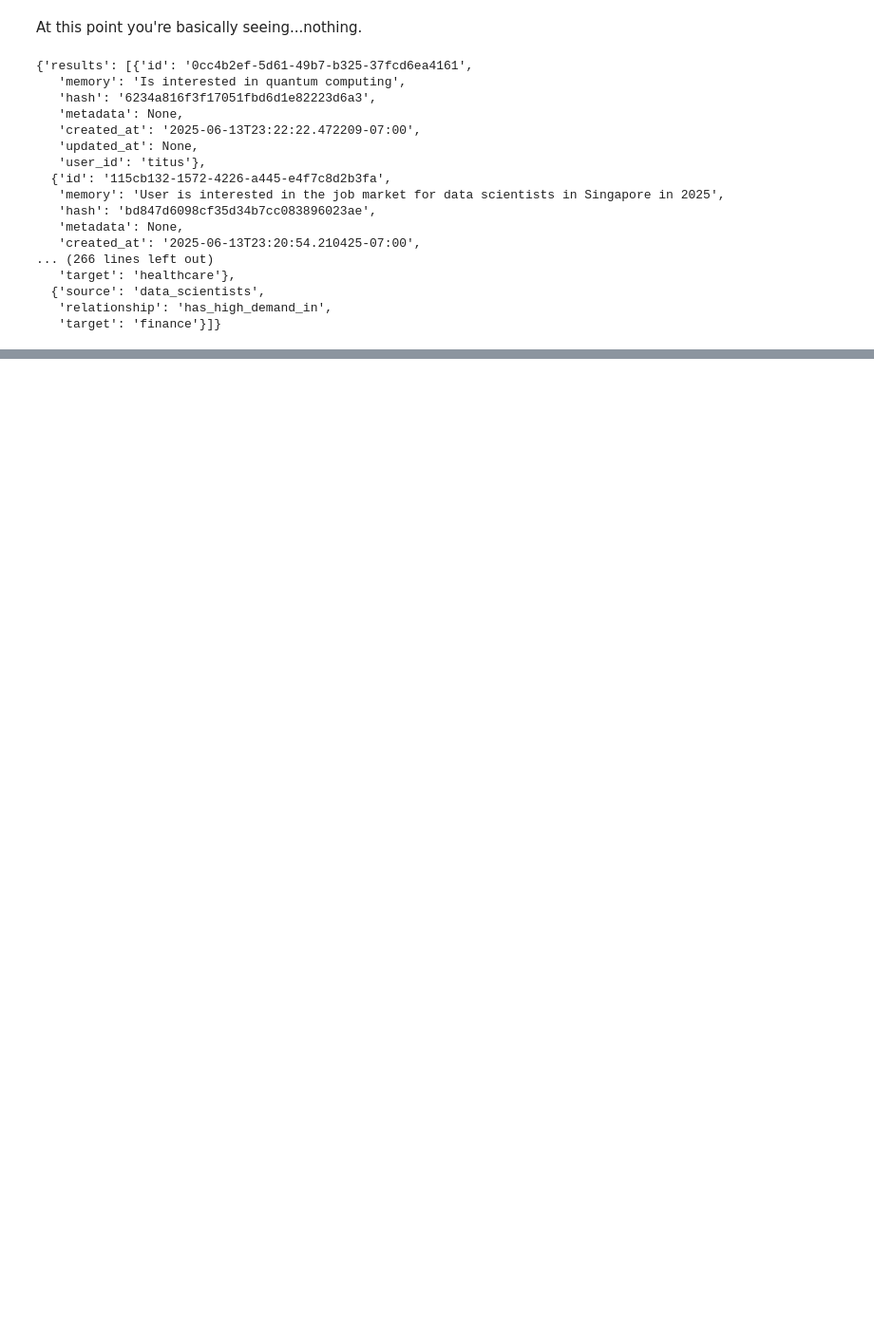
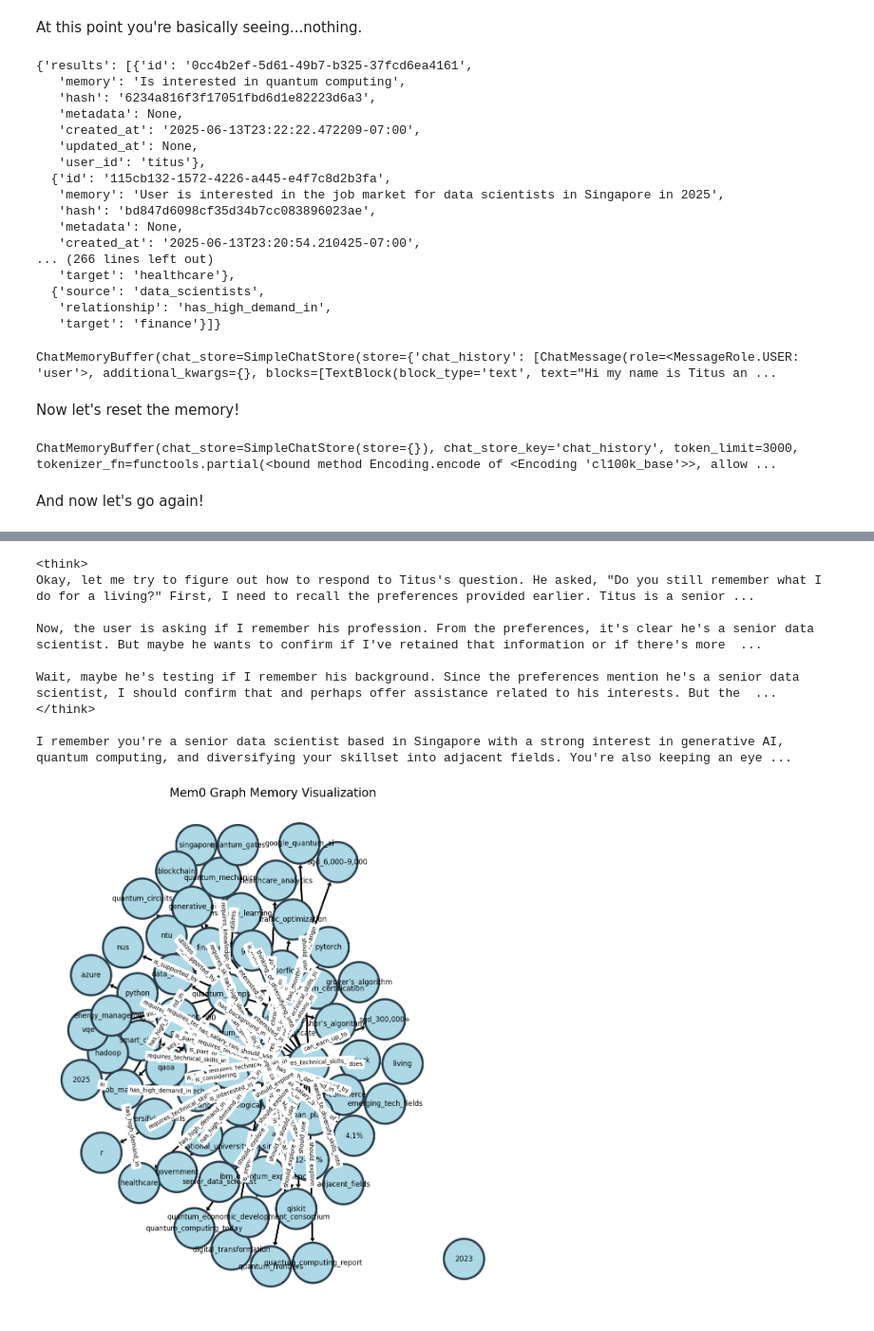
Before and after one commit to tituslhy/glowing-enigma, a Jupyter notebook: notebooks/memory_agent.ipynb, the cells around one changed output, grey strips where cells are left out. Shown at 95% size. Drawn from its saved outputs; the diff is of its cells as text; code cells hidden in the pictures; blank space fills up the shorter version.

Commit message:
memory agent test

```diff
--- a/notebooks/memory_agent.ipynb
+++ b/notebooks/memory_agent.ipynb
@@ -208,3 +208,9 @@ memory._client.get_all(user_id="titus")
   {'source': 'data_scientists',
    'relationship': 'has_high_demand_in',
    'target': 'finance'}]}
+# %%
+memory.primary_memory
+# %% [output]
+ChatMemoryBuffer(chat_store=SimpleChatStore(store={'chat_history': [ChatMessage(role=<MessageRole.USER: 'user'>, additional_kwargs={}, blocks=[TextBlock(block_type='text', text="Hi my name is Titus an ...
+# %% [markdown]
+Now let's reset the memory!
@@ -210,0 +219,16 @@ memory._client.get_all(user_id="titus")
+# %%
+memory.primary_memory
+# %% [output]
+ChatMemoryBuffer(chat_store=SimpleChatStore(store={}), chat_store_key='chat_history', token_limit=3000, tokenizer_fn=functools.partial(<bound method Encoding.encode of <Encoding 'cl100k_base'>>, allow ...
+# %% [markdown]
+And now let's go again!
+# %%
+handler = search_agent.run(
+    "Do you still remember what I do for a living?",
+    memory=memory)
+
+async for ev in handler.stream_events():
+    if isinstance(ev, AgentStream):
+        print(ev.delta, end="", flush=True)
+display_graph(uri=URL, username=USERNAME, password=PASSWORD)
+# %% [output]
@@ -210,0 +237,10 @@ memory._client.get_all(user_id="titus")
+<think>
+Okay, let me try to figure out how to respond to Titus's question. He asked, "Do you still remember what I do for a living?" First, I need to recall the preferences provided earlier. Titus is a senior ...
+
+Now, the user is asking if I remember his profession. From the preferences, it's clear he's a senior data scientist. But maybe he wants to confirm if I've retained that information or if there's more  ...
+
+Wait, maybe he's testing if I remember his background. Since the preferences mention he's a senior data scientist, I should confirm that and perhaps offer assistance related to his interests. But the  ...
+</think>
+
+I remember you're a senior data scientist based in Singapore with a strong interest in generative AI, quantum computing, and diversifying your skillset into adjacent fields. You're also keeping an eye ...
+[figure, added]
```
Also changed, not shown: parts of 3 cells of this notebook.
